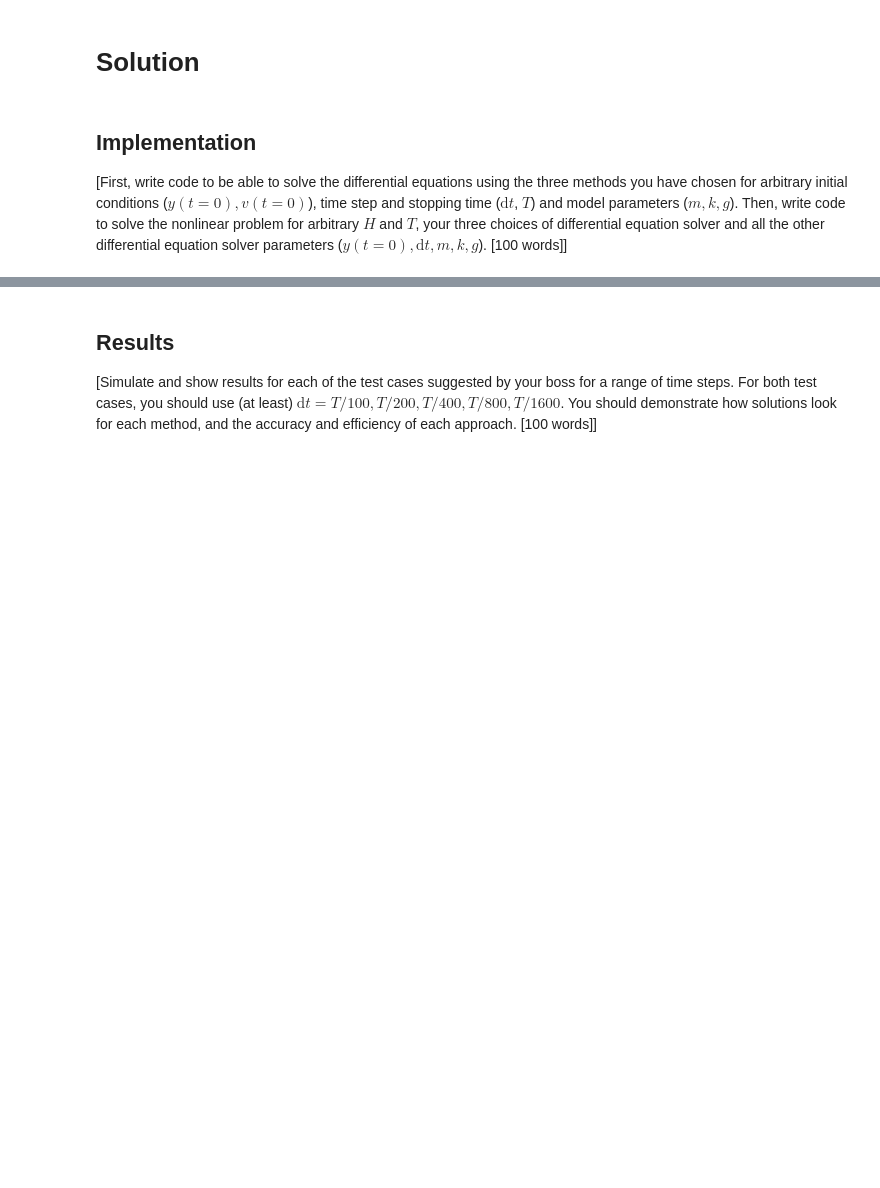
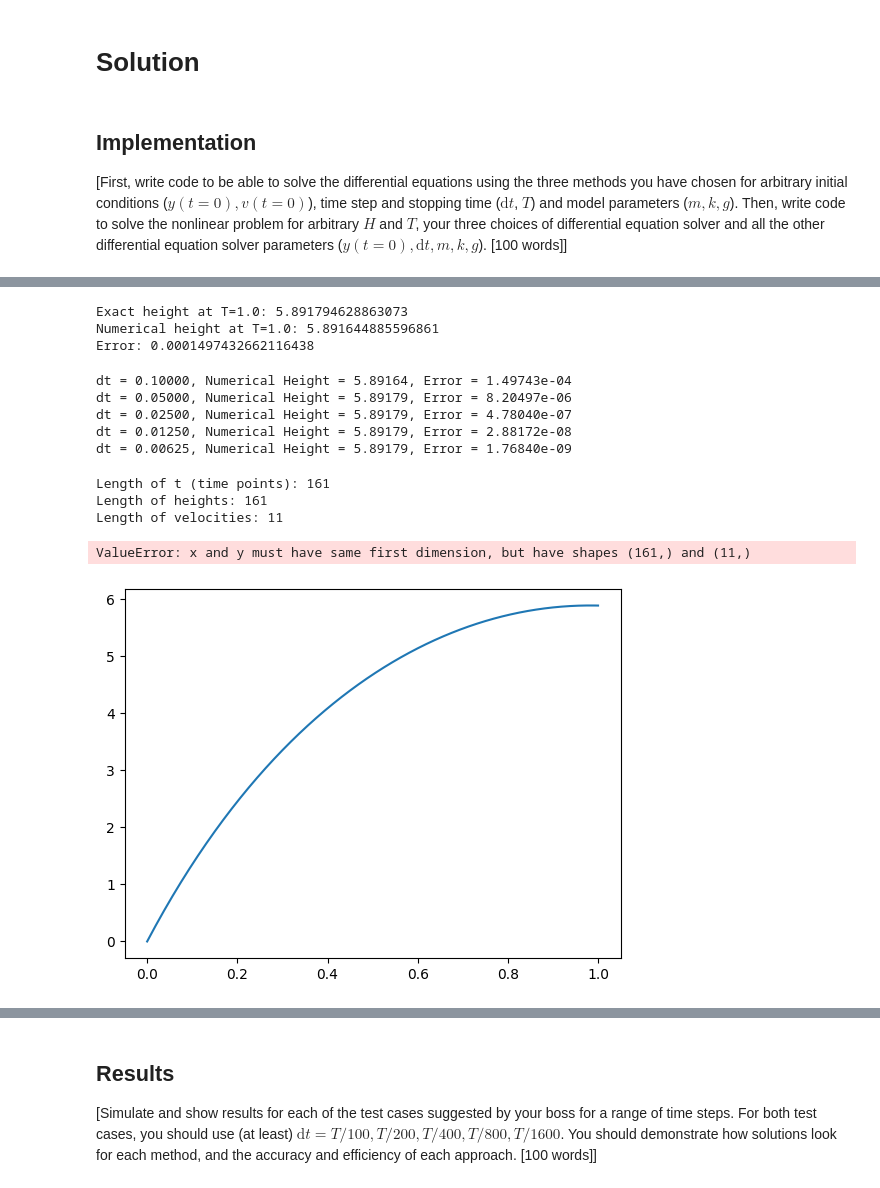
Before and after one commit to seifzogheibi/num-comp, a Jupyter notebook: template.ipynb, the cells around one changed output, grey strips where cells are left out. Drawn from its saved outputs; the diff is of its cells as text; code cells hidden in the pictures; blank space fills up the shorter version.

```diff
--- a/template.ipynb
+++ b/template.ipynb
@@ -9,0 +122,9 @@ from solvers import solver
+# %%
+# Define the firework dynamics equations
+def firework_rhs(t, y):
+    m = 1.0  # Mass of the firework
+    k = 0.1  # Air resistance coefficient
+    g = 10.0  # Gravitational acceleration
+    dydt = y[1]  # y[1] = velocity
+    dvdt = -(k * y[1]**2) / m - g  # Velocity derivative
+    return np.array([dydt, dvdt])  # Return as a system [dy/dt, dv/dt]
@@ -9,0 +153,52 @@ from solvers import solver
+# %%
+# Exact height at T = 1
+exact_height = 5 * (np.log(13 / 4) + 2 * np.log(np.cos(1 - np.arccos(2 / np.sqrt(13)))))
+numerical_height = heights[-1]  # Final height from the solution
+
+print("Exact height at T=1.0:", exact_height)
+print("Numerical height at T=1.0:", numerical_height)
+print("Error:", abs(numerical_height - exact_height))
+# %% [output]
+Exact height at T=1.0: 5.891794628863073
+Numerical height at T=1.0: 5.891644885596861
+Error: 0.0001497432662116438
+# %%
+# Test different step sizes with Runge-Kutta method
+dt_values = [1/10, 1/20, 1/40, 1/80, 1/160]
+errors = []
+
+for dt in dt_values:
+    t, y = solver(firework_rhs, y0, t0, dt, T, method="Runge-Kutta")
+    heights = [state[0] for state in y]
+    numerical_height = heights[-1]
+    error = abs(numerical_height - exact_height)
+    errors.append(error)
+    print(f"dt = {dt:.5f}, Numerical Height = {numerical_height:.5f}, Error = {error:.5e}")
+# %% [output]
+dt = 0.10000, Numerical Height = 5.89164, Error = 1.49743e-04
+dt = 0.05000, Numerical Height = 5.89179, Error = 8.20497e-06
+dt = 0.02500, Numerical Height = 5.89179, Error = 4.78040e-07
+dt = 0.01250, Numerical Height = 5.89179, Error = 2.88172e-08
+dt = 0.00625, Numerical Height = 5.89179, Error = 1.76840e-09
+# %%
+import matplotlib.pyplot as plt
+
+print("Length of t (time points):", len(t))
+print("Length of heights:", len(heights))
+print("Length of velocities:", len(velocities))
+
+# Plot height and velocity over time
+plt.plot(t, heights, label="Height (y)")
+plt.plot(t, velocities, label="Velocity (v)")
+plt.xlabel("Time (t)")
+plt.ylabel("Value")
+plt.title("Firework Dynamics Using Runge-Kutta Method")
+plt.legend()
+plt.grid()
+plt.show()
+# %% [output]
+Length of t (time points): 161
+Length of heights: 161
+Length of velocities: 11
+ValueError: x and y must have same first dimension, but have shapes (161,) and (11,)
+[figure, added]
```
Also changed, not shown: parts of 12 cells of this notebook.
